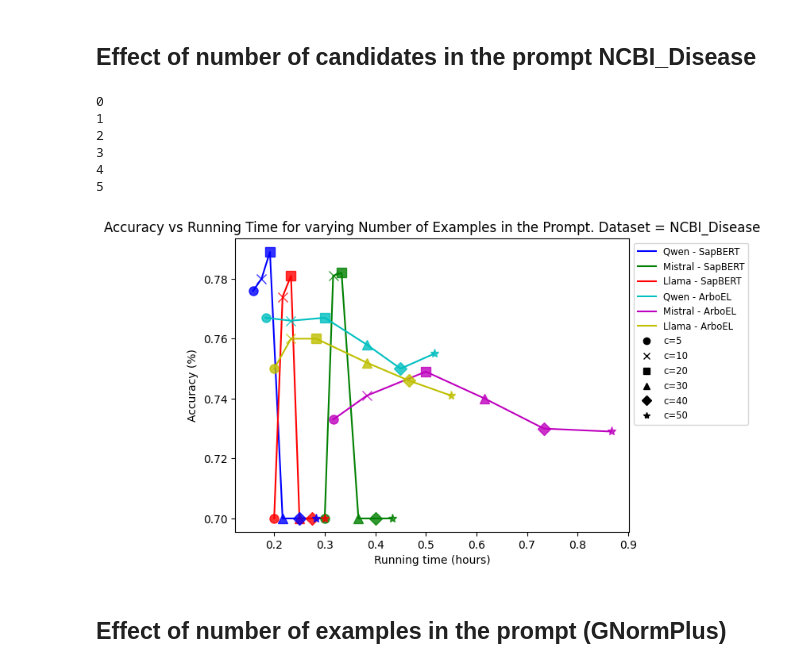
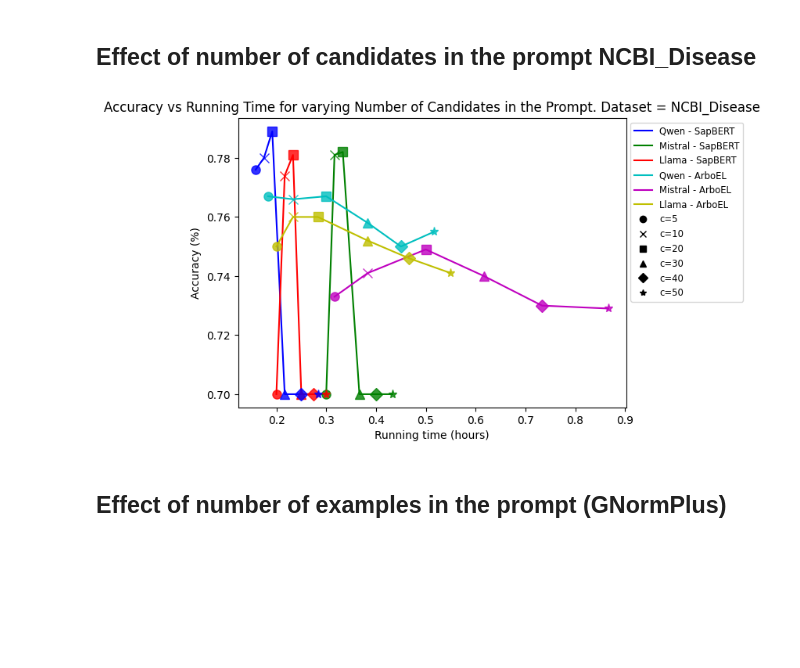
Before and after one commit to ChristopheYe/llm_disambiguator, a Jupyter notebook: src/LLM_disambiguator.ipynb, the cells around one changed output. Drawn from its saved outputs; the diff is of its cells as text; code cells hidden in the pictures; blank space fills up the shorter version.

```diff
--- a/src/LLM_disambiguator.ipynb
+++ b/src/LLM_disambiguator.ipynb
@@ -72,16 +75,16 @@ GPU 0: NVIDIA A40
 # %%
 ##### ----------------- Load medic ----------------- #####
 
-dataset_name = 'ncbi_disease'
-medic_dict = {"name" : "medic",
-            "filepath" : "/mitchell/entity-linking/kbs/medic.tsv"}
+# dataset_name = 'ncbi_disease'
+# medic_dict = {"name" : "medic",
+#             "filepath" : "/mitchell/entity-linking/kbs/medic.tsv"}
 
-ontology2 = BiomedicalOntology.load_medic(**medic_dict)
+# ontology2 = BiomedicalOntology.load_medic(**medic_dict)
 
 # ##### ----------------- Load entrez ----------------- #####
 
-# dataset_name = "gnormplus"
-# # dataset_name = "nlm_gene"
+# # dataset_name = "gnormplus"
+# dataset_name = "nlm_gene"
 
 # entrez_dict = {"name" : "entrez",
 #              "filepath" : "/mitchell/entity-linking/el-robustness-comparison/data/gene_info.tsv",
@@ -97,13 +100,13 @@ ontology2 = BiomedicalOntology.load_medic(**medic_dict)
 
 ##### ----------------- Load UMLS (st21pv subset) ----------------- #####
 
-# dataset_name = "medmentions_st21pv"
-# umls_dict_st21pv = {
-#     "name": "umls",
-#     "filepath": "/mitchell/entity-linking/2017AA/META/",
-#     "path_st21pv_cui": "/home2/cye73/data_test2/arboel/medmentions_st21pv/umls_cuis_st21pv.json",
-# }
-# ontology2 = BiomedicalOntology.load_umls(**umls_dict_st21pv)
+dataset_name = "medmentions_st21pv"
+umls_dict_st21pv = {
+    "name": "umls",
+    "filepath": "/mitchell/entity-linking/2017AA/META/",
+    "path_st21pv_cui": "/home2/cye73/data_test2/arboel/medmentions_st21pv/umls_cuis_st21pv.json",
+}
+ontology2 = BiomedicalOntology.load_umls(**umls_dict_st21pv)
 
 # # ##### ----------------- Load UMLS (full) ----------------- #####
 
@@ -113,8 +116,4 @@ ontology2 = BiomedicalOntology.load_medic(**medic_dict)
 #     "filepath": "/mitchell/entity-linking/2017AA/META/",
 # }
 # ontology2 = BiomedicalOntology.load_umls(**umls_dict)
-
-
-# EL_model = "sapbert"
-EL_model = "arboel"
 # %% [output]
@@ -126,3 +128,6 @@ len(ontology2.entities)
+# %%
+EL_model = "sapbert"
+# EL_model = "arboel"
 # %%
 # # Save the ontology
 # with gzip.open('/home/cye73/llm_disambiguator/experiments/ontology/medic_ontology.pkl.gz', 'wb') as f:
@@ -252,12 +257,13 @@ eval_strategies = ['basic']
 path_to_result = {f"{dataset_name}": {}}
 
 if EL_model == "arboel":
-    path_to_result[dataset_name][f"{EL_model}"] = f"candidates/{dataset_name}/{EL_model}_{dataset_name}.json"
+    path_to_result[dataset_name][EL_model] = f"candidates/{dataset_name}/{EL_model}_{dataset_name}.json"
 elif EL_model == "sapbert":
     if dataset_name == ("nlm_gene" or "gnormplus"):
+        print("here")
         path_to_result[dataset_name][EL_model] = f"candidates/{dataset_name}/{EL_model}_{dataset_name}_real2.json"
     else :
-        path_to_result[dataset_name][EL_model] = 'candidates/ncbi_disease/sapbert_ncbi_disease_real.json'
+        path_to_result[dataset_name][EL_model] = f"candidates/{dataset_name}/{EL_model}_{dataset_name}_real.json"
 evaluator = Evaluate(dataset_names=dataset_names,
                      model_names=model_names,
                      path_to_result=path_to_result,
@@ -1617,41 +1143,35 @@ ax.plot(qwen_time_sapbert, qwen_acc_sapbert, color=colors[0], linestyle='-', lab
 ax.plot(mistral_time_sapbert, mistral_acc_sapbert, color=colors[1], linestyle='-', label='Mistral - SapBERT')
 ax.plot(llama_time_sapbert, llama_acc_sapbert, color=colors[2], linestyle='-', label='Llama - SapBERT')
 
 ax.plot(qwen_time_arboel, qwen_acc_arboel, color=colors[3], linestyle='-', label='Qwen - ArboEL')
 ax.plot(mistral_time_arboel, mistral_acc_arboel, color=colors[4], linestyle='-', label='Mistral - ArboEL')
 ax.plot(llama_time_arboel, llama_acc_arboel, color=colors[5], linestyle='-', label='Llama - ArboEL')
 
 # Plot each point separately with shared markers for the same index across curves
 for i in range(len(qwen_time_arboel)):
     ax.plot(qwen_time_sapbert[i], qwen_acc_sapbert[i], marker=markers[i], color=colors[0], linestyle='None', alpha=0.8, markersize=8)
     ax.plot(mistral_time_sapbert[i], mistral_acc_sapbert[i], marker=markers[i], color=colors[1], linestyle='None', alpha=0.8, markersize=8)
     ax.plot(llama_time_sapbert[i], llama_acc_sapbert[i], marker=markers[i], color=colors[2], linestyle='None', alpha=0.8, markersize=8)
     ax.plot(qwen_time_arboel[i], qwen_acc_arboel[i], marker=markers[i], color=colors[3], linestyle='None', alpha=0.8, markersize=8)
     ax.plot(mistral_time_arboel[i], mistral_acc_arboel[i], marker=markers[i], color=colors[4], linestyle='None', alpha=0.8, markersize=8)
     ax.plot(llama_time_arboel[i], llama_acc_arboel[i], marker=markers[i], color=colors[5], linestyle='None', alpha=0.8, markersize=8)
 
 # Add separate legend entries for each marker type
 for i, meaning in enumerate(marker_meanings):
     ax.plot([], [], marker=markers[i], color='black', linestyle='None', label=meaning)
 
 # Adding labels and title
 ax.set_xlabel('Running time (hours)')
 ax.set_ylabel('Accuracy (%)')
-ax.set_title('Accuracy vs Running Time for varying Number of Examples in the Prompt. Dataset = NCBI_Disease')
+ax.set_title('Accuracy vs Running Time for varying Number of Candidates in the Prompt. Dataset = NCBI_Disease')
 
 # Adding a legend
 ax.legend(loc='upper left', bbox_to_anchor=(1, 1), fontsize='small')
 
 # Display the plot
 plt.show()
 # %% [output]
-0
-1
-2
-3
-4
-5
-[figure, old version]
+[figure, new version]
 # %% [markdown]
 ## Effect of number of examples in the prompt (GNormPlus)
 # %%
```
Also changed, not shown: parts of 55 cells of this notebook, 21 other files.
